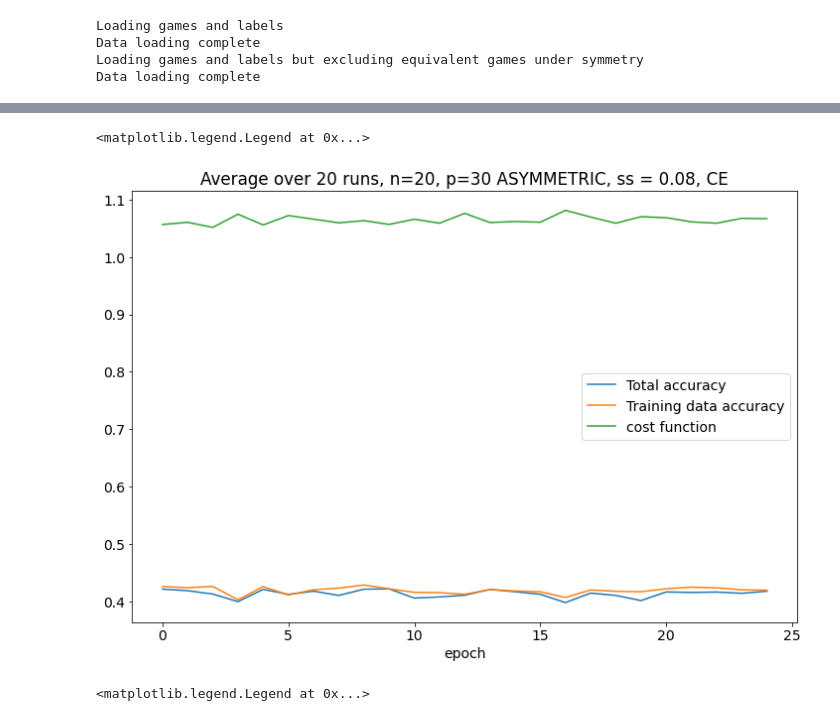
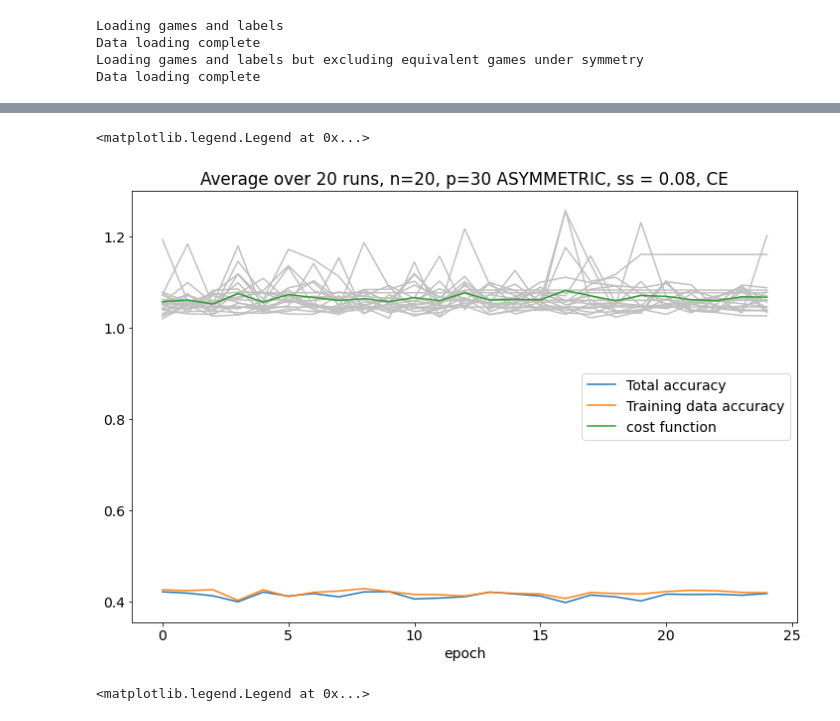
Before and after one commit to johannesjmeyer/pqc-symmetry, a Jupyter notebook: analyze_epochs.ipynb, the cells around one changed output, grey strips where cells are left out. Drawn from its saved outputs; the diff is of its cells as text; code cells hidden in the pictures.

Commit message:
added analysis for cluster output

```diff
--- a/analyze_epochs.ipynb
+++ b/analyze_epochs.ipynb
@@ -12,5 +12,5 @@ Data loading complete
 # %%
 #filenames = next(os.walk('output/output_30points_20steps/symmetric=false-num_steps=20-data=None-points=30-layout=tcemoid-foldername=output'), (None, None, []))[2]
 #asymmetric = [np.load('/Users/p390728/pqc/pqc-symmetry/output/output_30points_20steps/symmetric=false-num_steps=20-data=None-points=30-layout=tcemoid-foldername=output/' + i, allow_pickle=True).item() for i in filenames]
-filenames = next(os.walk('/home/frarzani/Documents/Berlin/sides/pqc_heavy_files/output_cluster_pqc/depth_7/symmetric=false-num_steps=20-data=None-points=30-layout=tcemoid-foldername=output'), (None, None, []))[2]
-asymmetric = [np.load('/home/frarzani/Documents/Berlin/sides/pqc_heavy_files/output_cluster_pqc/depth_7/symmetric=false-num_steps=20-data=None-points=30-layout=tcemoid-foldername=output/' + i, allow_pickle=True).item() for i in filenames if i != 'params']
+filenames = next(os.walk('/home/frarzani/Documents/Berlin/sides/pqc_heavy_files/output_cluster_pqc/depth_7/cross_ent/symmetric=false-num_steps=20-data=None-points=30-layout=tcemoid-foldername=output'), (None, None, []))[2]
+asymmetric = [np.load('/home/frarzani/Documents/Berlin/sides/pqc_heavy_files/output_cluster_pqc/depth_7/cross_ent/symmetric=false-num_steps=20-data=None-points=30-layout=tcemoid-foldername=output/' + i, allow_pickle=True).item() for i in filenames if i != 'params']
@@ -17,22 +37,24 @@ asymmetric = [np.load('/home/frarzani/Documents/Berlin/sides/pqc_heavy_files/out
 # %%
 plt.figure(figsize=(12, 8))
 
 epoch_acc = np.array([i['epoch total accuracy'] for i in asymmetric])
 epoch_train_acc = np.array([i['epoch accuracy'] for i in asymmetric])
 epoch_cost = (torch.tensor([i['epoch cost'] for i in asymmetric])).detach().numpy()
 avg_epoch_acc = np.average(epoch_acc, axis=0)
 avg_epoch_train_acc = np.average(epoch_train_acc, axis=0)
 avg_epoch_cost = np.average(epoch_cost, axis=0)
 #plt.ylabel('accuracy')
 plt.xlabel('epoch')
 plt.plot([i.trace()/3 for i in avg_epoch_acc], label='Total accuracy')
 plt.plot([i.trace()/3 for i in avg_epoch_train_acc], label='Training data accuracy')
+for i in asymmetric:
+    plt.plot((torch.tensor(i['epoch cost'])).detach().numpy(), color='silver')
 plt.plot(avg_epoch_cost, label='cost function')
 plt.title('Average over 20 runs, n=20, p=30 ASYMMETRIC, ss = 0.08, CE')
 plt.legend()
 # %% [output]
 <matplotlib.legend.Legend at 0x...>
-[figure, old version]
+[figure, new version]
 # %%
 #filenames = next(os.walk('output/output_30points_20steps/symmetric=true-num_steps=20-data=None-points=30-layout=tcemoid-foldername=output'), (None, None, []))[2]
 #symmetric = [np.load('/Users/p390728/pqc/pqc-symmetry/output/output_30points_20steps/symmetric=true-num_steps=20-data=None-points=30-layout=tcemoid-foldername=output/' + i, allow_pickle=True).item() for i in filenames]
```
Also changed, not shown: parts of 1 cell of this notebook, 3 other files.
